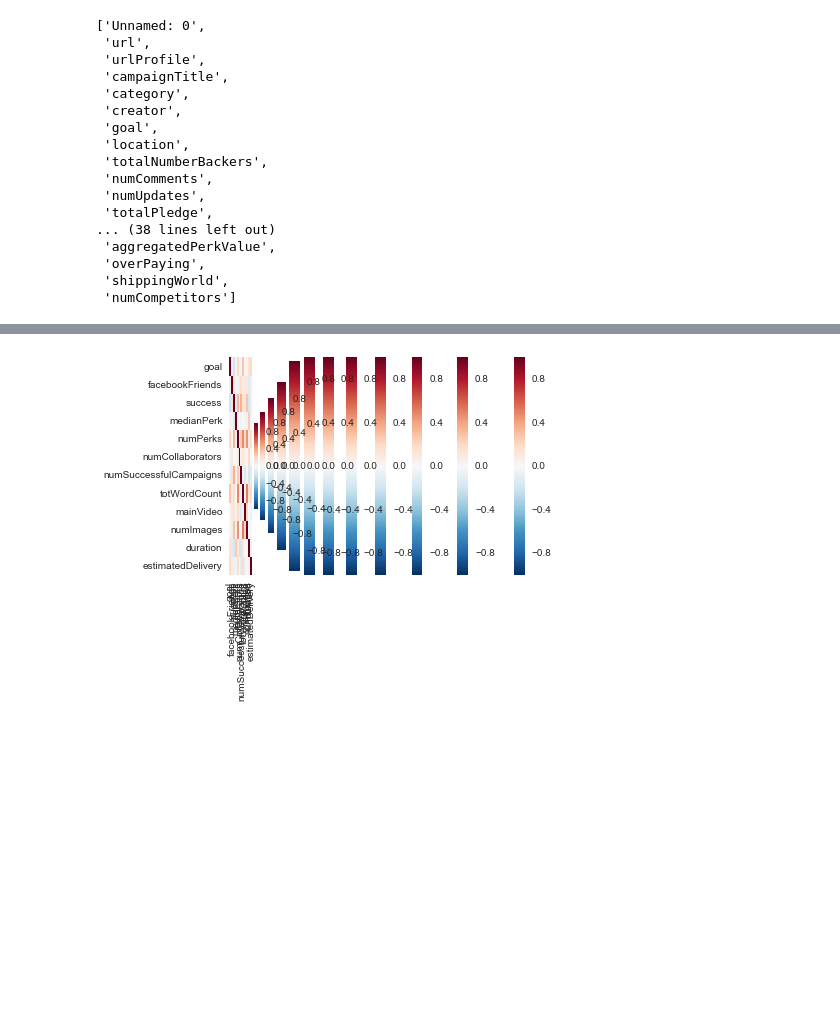
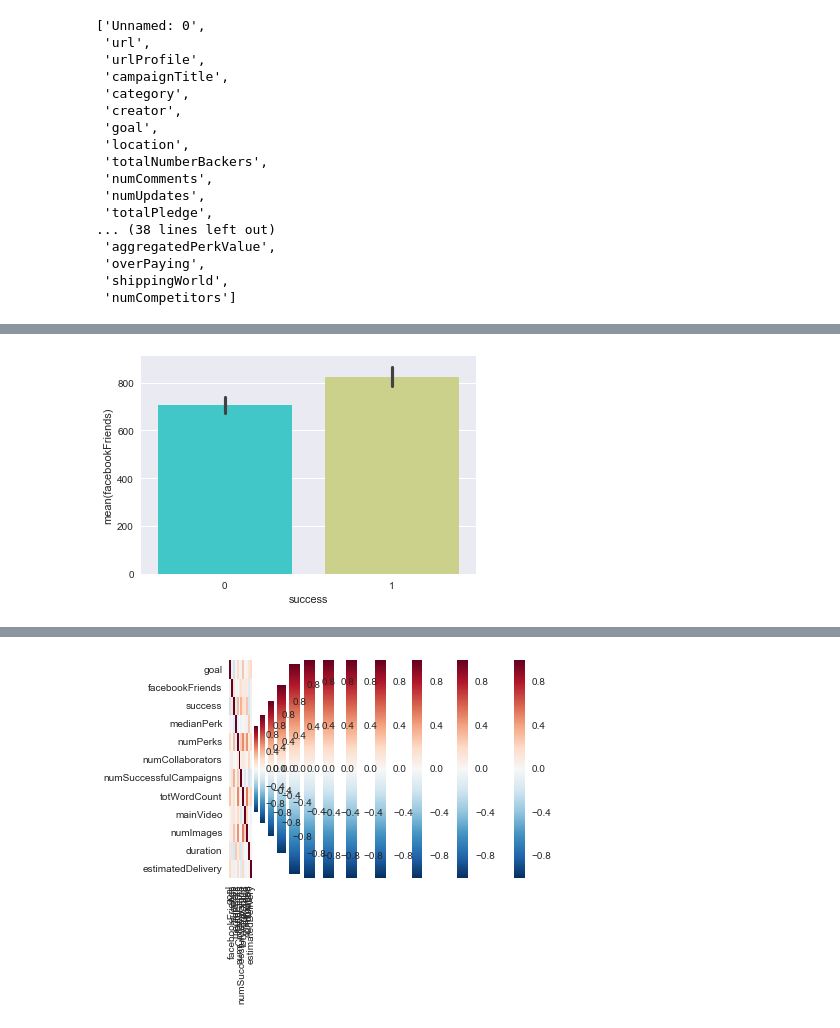
Before and after one commit to juwonlee1020/EYhack2017, a Jupyter notebook: graph visualizations.ipynb, the cells around one changed output, grey strips where cells are left out. Cells and saved outputs as stored; diff of their text form; code cells hidden in the pictures; blank space fills up the shorter version.

```diff
--- a/Data Visualization.ipynb
+++ b/graph visualizations.ipynb
@@ -43,0 +76,7 @@ columns
+# %%
+#The more facebookFriends, more success
+barplot = sns.barplot(x="success", y="facebookFriends", palette="rainbow", data=kickstarter_data)
+barplot_fig = barplot.get_figure()
+barplot_fig.savefig("FB_Success_Bar.png")
+# %% [output]
+[figure, added]
```
Also changed, not shown: parts of 17 cells of this notebook, 13 other files.
